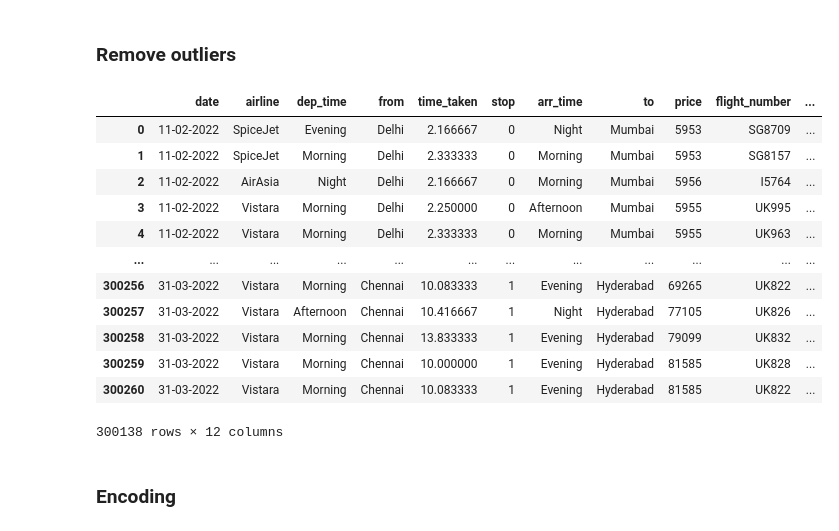
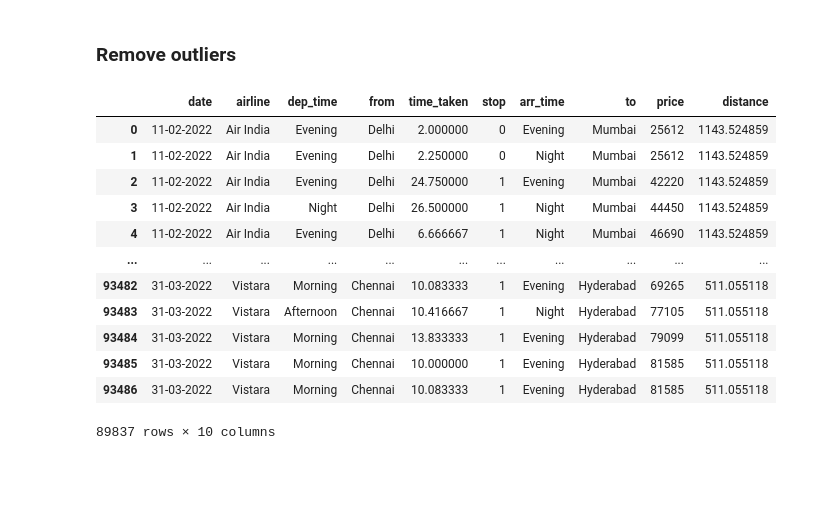
Before and after one commit to imiguelrodriguez/NECActivity1, a Jupyter notebook: data_preprocessing.ipynb, the cells around one changed output. Drawn from its saved outputs; the diff is of its cells as text; code cells hidden in the pictures; blank space fills up the shorter version.

```diff
--- a/data_preprocessing.ipynb
+++ b/data_preprocessing.ipynb
@@ -350,4 +244,0 @@ df_business
-# %%
-# Add a column class_type
-df_economy['class_type'] = 0  # 0 per a economy
-df_business['class_type'] = 1  # 1 per a business
@@ -428,7 +267,7 @@ plt.show()
 # %%
-Q1 = df_combined['price'].quantile(0.25)
+Q1 = df_business['price'].quantile(0.25)
 
-Q3 = df_combined['price'].quantile(0.75)
+Q3 = df_business['price'].quantile(0.75)
 
 IQR = Q3 - Q1
 
@@ -436,7 +275,7 @@ lower_bound = Q1 - 1.5 * IQR
 
 upper_bound = Q3 + 1.5 * IQR
 
-outliers = df_combined[(df_combined['price'] < lower_bound) | (df_combined['price'] > upper_bound)]
+outliers = df_business[(df_business['price'] < lower_bound) | (df_business['price'] > upper_bound)]
 
 outliers
 # %% [output]
@@ -462,22 +295,20 @@ Name: count, dtype: int64
 # %% [markdown]
 ### Remove outliers
 # %%
-df_combined= df_combined[(df_combined['price'] >= lower_bound) & (df_combined['price'] <= upper_bound)]
+df_business= df_business[(df_business['price'] >= lower_bound) & (df_business['price'] <= upper_bound)]
 
-df_combined
+df_business
 # %% [output]
-|  | date | airline | dep_time | from | time_taken | stop | arr_time | to | price | flight_number | ... |
-| 0 | 11-02-2022 | SpiceJet | Evening | Delhi | 2.166667 | 0 | Night | Mumbai | 5953 | SG8709 | ... |
-| 1 | 11-02-2022 | SpiceJet | Morning | Delhi | 2.333333 | 0 | Morning | Mumbai | 5953 | SG8157 | ... |
-| 2 | 11-02-2022 | AirAsia | Night | Delhi | 2.166667 | 0 | Morning | Mumbai | 5956 | I5764 | ... |
-| 3 | 11-02-2022 | Vistara | Morning | Delhi | 2.250000 | 0 | Afternoon | Mumbai | 5955 | UK995 | ... |
-| 4 | 11-02-2022 | Vistara | Morning | Delhi | 2.333333 | 0 | Morning | Mumbai | 5955 | UK963 | ... |
-| ... | ... | ... | ... | ... | ... | ... | ... | ... | ... | ... | ... |
-| 300256 | 31-03-2022 | Vistara | Morning | Chennai | 10.083333 | 1 | Evening | Hyderabad | 69265 | UK822 | ... |
-| 300257 | 31-03-2022 | Vistara | Afternoon | Chennai | 10.416667 | 1 | Night | Hyderabad | 77105 | UK826 | ... |
-| 300258 | 31-03-2022 | Vistara | Morning | Chennai | 13.833333 | 1 | Evening | Hyderabad | 79099 | UK832 | ... |
-| 300259 | 31-03-2022 | Vistara | Morning | Chennai | 10.000000 | 1 | Evening | Hyderabad | 81585 | UK828 | ... |
-| 300260 | 31-03-2022 | Vistara | Morning | Chennai | 10.083333 | 1 | Evening | Hyderabad | 81585 | UK822 | ... |
+|  | date | airline | dep_time | from | time_taken | stop | arr_time | to | price | distance |
+| 0 | 11-02-2022 | Air India | Evening | Delhi | 2.000000 | 0 | Evening | Mumbai | 25612 | 1143.524859 |
+| 1 | 11-02-2022 | Air India | Evening | Delhi | 2.250000 | 0 | Night | Mumbai | 25612 | 1143.524859 |
+| 2 | 11-02-2022 | Air India | Evening | Delhi | 24.750000 | 1 | Evening | Mumbai | 42220 | 1143.524859 |
+| 3 | 11-02-2022 | Air India | Night | Delhi | 26.500000 | 1 | Night | Mumbai | 44450 | 1143.524859 |
+| 4 | 11-02-2022 | Air India | Evening | Delhi | 6.666667 | 1 | Night | Mumbai | 46690 | 1143.524859 |
+| ... | ... | ... | ... | ... | ... | ... | ... | ... | ... | ... |
+| 93482 | 31-03-2022 | Vistara | Morning | Chennai | 10.083333 | 1 | Evening | Hyderabad | 69265 | 511.055118 |
+| 93483 | 31-03-2022 | Vistara | Afternoon | Chennai | 10.416667 | 1 | Night | Hyderabad | 77105 | 511.055118 |
+| 93484 | 31-03-2022 | Vistara | Morning | Chennai | 13.833333 | 1 | Evening | Hyderabad | 79099 | 511.055118 |
+| 93485 | 31-03-2022 | Vistara | Morning | Chennai | 10.000000 | 1 | Evening | Hyderabad | 81585 | 511.055118 |
+| 93486 | 31-03-2022 | Vistara | Morning | Chennai | 10.083333 | 1 | Evening | Hyderabad | 81585 | 511.055118 |
-300138 rows × 12 columns
+89837 rows × 10 columns
-# %% [markdown]
-### Encoding
```
Also changed, not shown: parts of 38 cells of this notebook.
